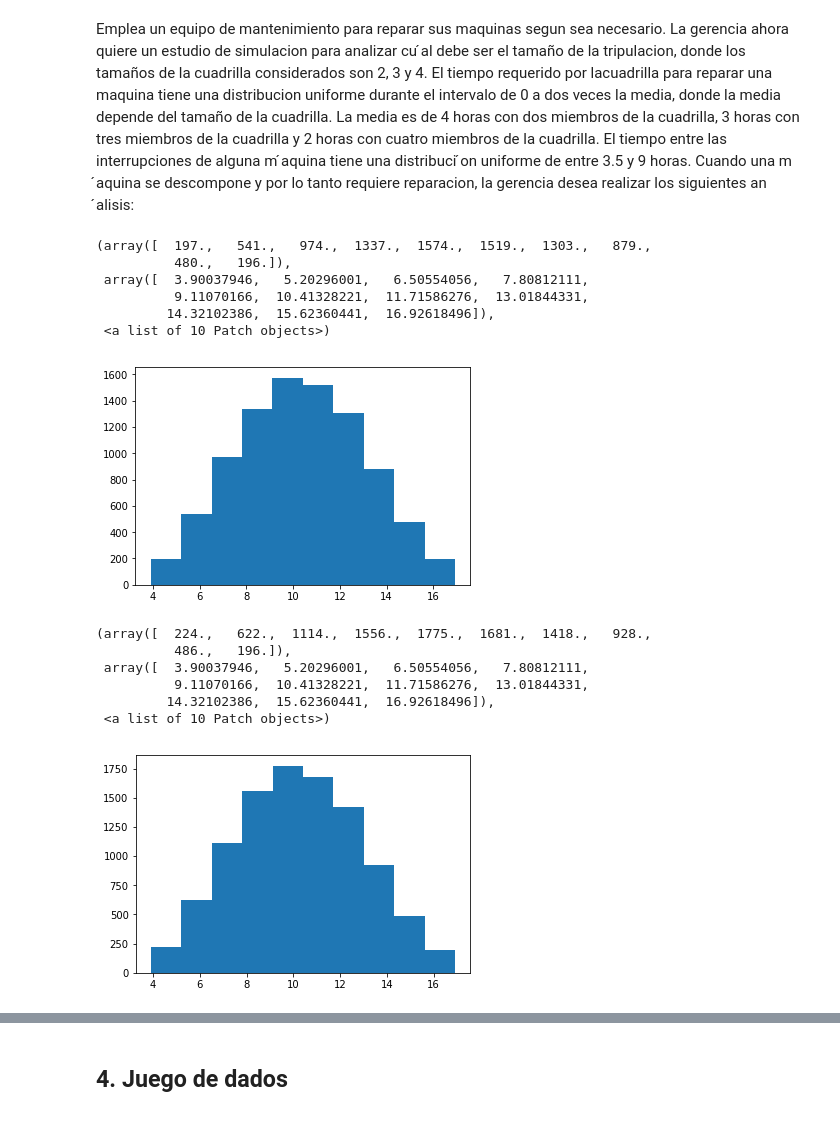
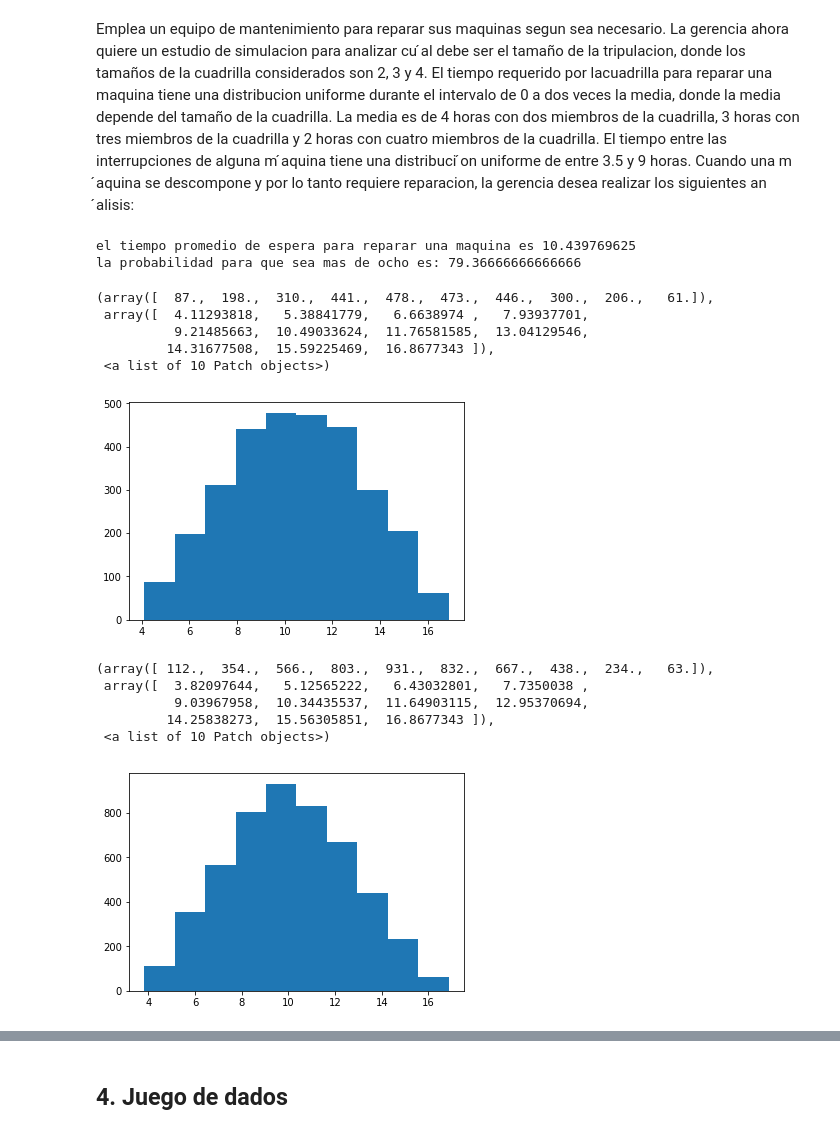
Before and after one commit to luisontaneda/Proyecto, a Jupyter notebook: Trabajo 1 Luis Ontaneda Alejandro Preciado.ipynb, the cells around one changed output, grey strips where cells are left out. Cells and saved outputs as stored; diff of their text form; code cells hidden in the pictures.

```diff
--- a/Trabajo 1 Luis Ontaneda Alejandro Preciado.ipynb
+++ b/Trabajo 1 Luis Ontaneda Alejandro Preciado.ipynb
@@ -223,35 +227,36 @@ def mant(x):
         te.append(t)
     return te
 # %%
+promte2 = 0
 te2 = mant(2)
 promte2 = np.mean(te2)
 mas8 = [i for i in te2 if i > 8]
 probmas8 = len(mas8)/len(te2) * 100
-print('el tiempo promedio de espera para reparar una maquina es', promt2)
+print('el tiempo promedio de espera para reparar una maquina es', promte2)
 print('la probabilidad para que sea mas de ocho es:', probmas8 )
 plt.hist(te2)
 # %% [output]
-(array([  197.,   541.,   974.,  1337.,  1574.,  1519.,  1303.,   879.,
-          480.,   196.]),
- array([  3.90037946,   5.20296001,   6.50554056,   7.80812111,
-          9.11070166,  10.41328221,  11.71586276,  13.01844331,
-         14.32102386,  15.62360441,  16.92618496]),
- <a list of 10 Patch objects>)
+el tiempo promedio de espera para reparar una maquina es 10.439769625
+la probabilidad para que sea mas de ocho es: 79.36666666666666
+(array([  87.,  198.,  310.,  441.,  478.,  473.,  446.,  300.,  206.,   61.]),
+ array([  4.11293818,   5.38841779,   6.6638974 ,   7.93937701,
+          9.21485663,  10.49033624,  11.76581585,  13.04129546,
+         14.31677508,  15.59225469,  16.8677343 ]),
+ <a list of 10 Patch objects>)
-[figure, old version]
+[figure, new version]
 # %%
 t3 = mant(3)
-promte3 = np.mean(te3)
-mas3 = [i for i in te3 if i > 3]
-probmas3 = len(mas3)/len(te3) * 100
+promte3 = np.mean(t3)
+mas3 = [i for i in t3 if i > 3]
+probmas3 = len(mas3)/len(t3) * 100
 plt.hist(t3)
 # %% [output]
-(array([  224.,   622.,  1114.,  1556.,  1775.,  1681.,  1418.,   928.,
-          486.,   196.]),
- array([  3.90037946,   5.20296001,   6.50554056,   7.80812111,
-          9.11070166,  10.41328221,  11.71586276,  13.01844331,
-         14.32102386,  15.62360441,  16.92618496]),
+(array([ 112.,  354.,  566.,  803.,  931.,  832.,  667.,  438.,  234.,   63.]),
+ array([  3.82097644,   5.12565222,   6.43032801,   7.7350038 ,
+          9.03967958,  10.34435537,  11.64903115,  12.95370694,
+         14.25838273,  15.56305851,  16.8677343 ]),
  <a list of 10 Patch objects>)
-[figure, old version]
+[figure, new version]
 # %%
 print('el tiempo promedio de espera para reparar una maquina es', promte3)
 print('la probabilidad para que sea mas de 3 horas es:', probmas3 )
```
Also changed, not shown: parts of 8 cells of this notebook.
